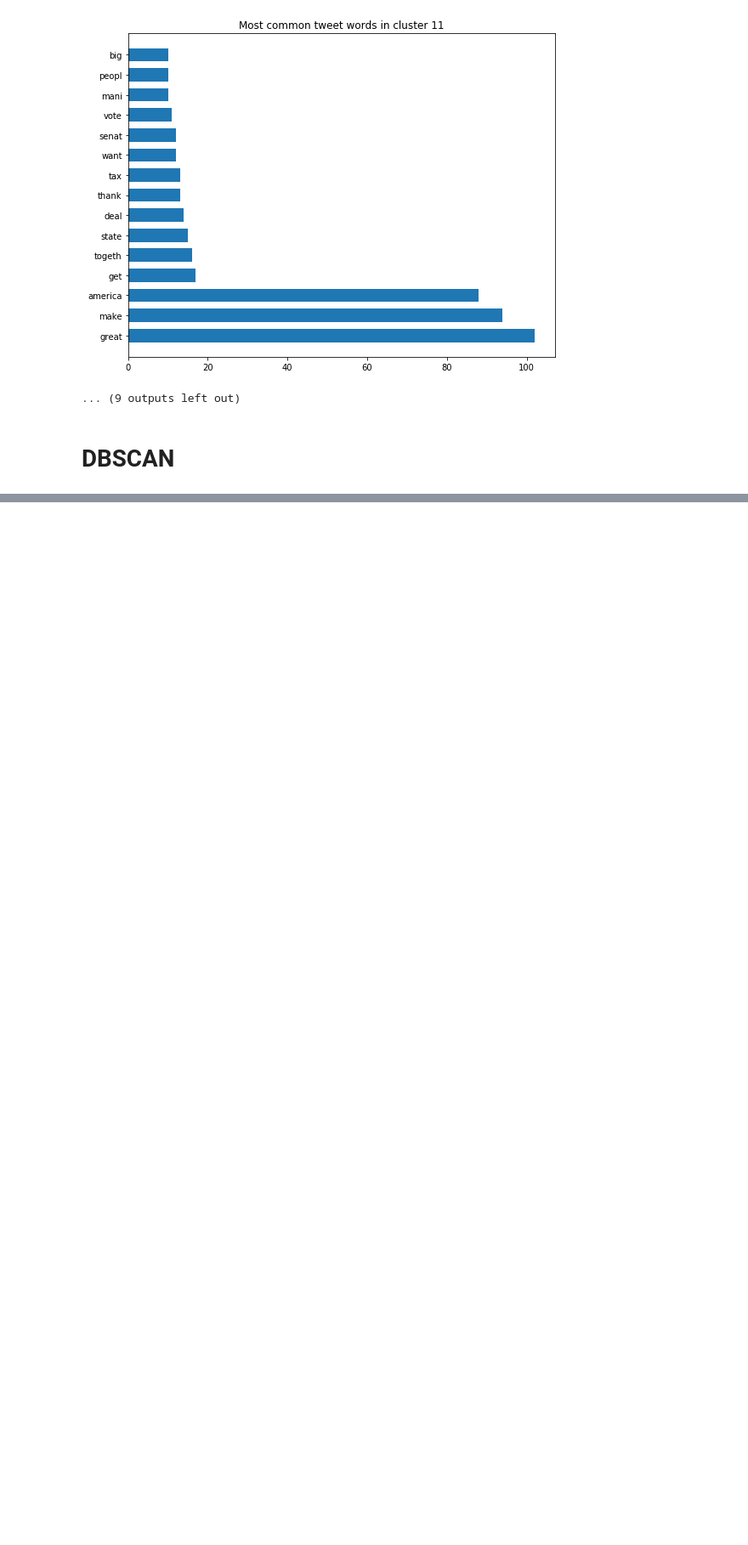
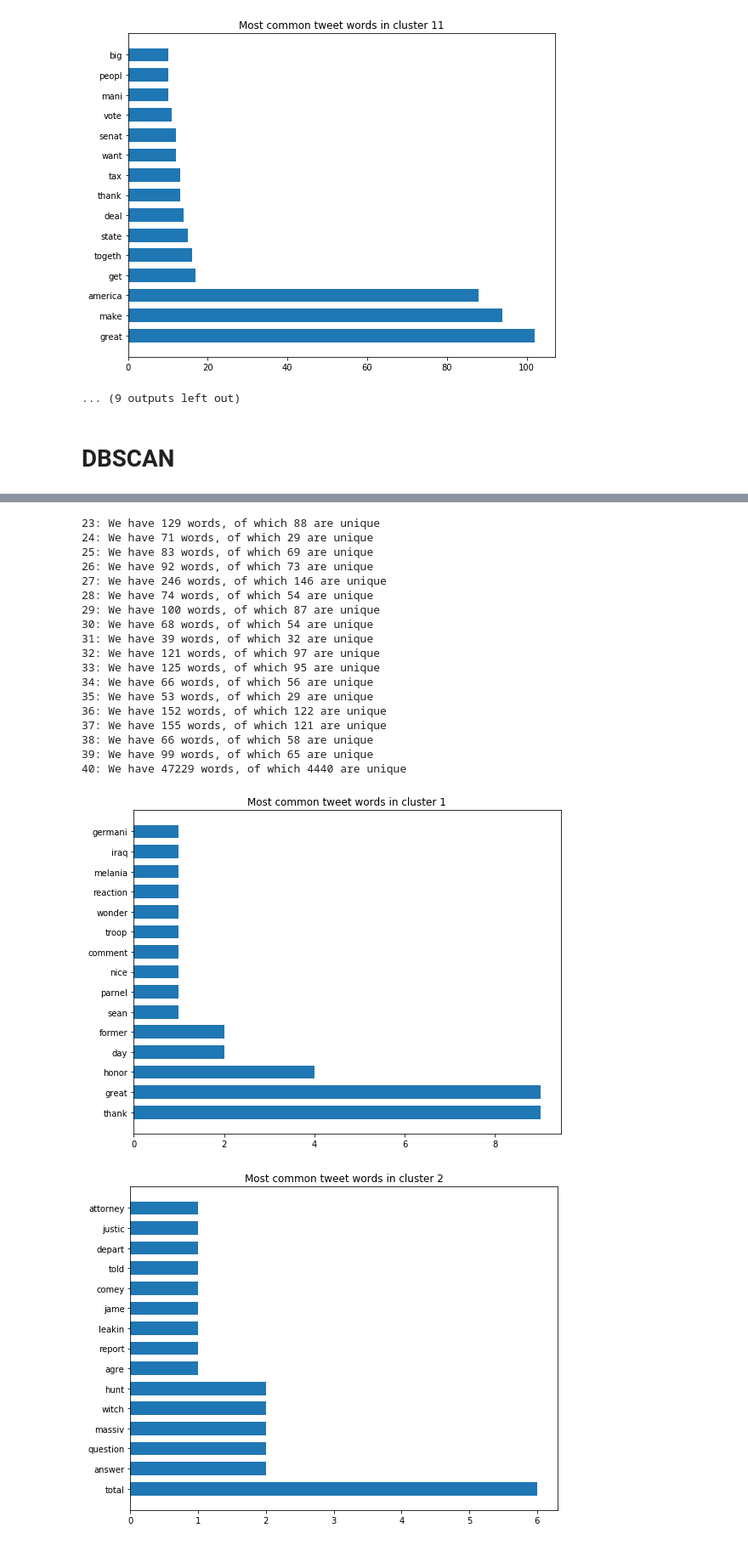
Before and after one commit to RojerGS/DataScience, a Jupyter notebook: TrumpTweetsClustering/dataExploration.ipynb, the cells around one changed output, grey strips where cells are left out. Shown at 85% size. Cells and saved outputs as stored; diff of their text form; code cells hidden in the pictures; blank space fills up the shorter version.

```diff
--- a/TrumpTweetsClustering/dataExploration.ipynb
+++ b/TrumpTweetsClustering/dataExploration.ipynb
@@ -467,0 +508,9 @@ Using eps = 1.5 , got 2 clusters
+# %%
+random.seed(52345234)
+# take some random tweets from every cluster
+for cluster in dbscan_clusters:
+    some_tweet_idx = random.sample(cluster, 3)
+    for idx in some_tweet_idx:
+        print(idx)
+        print(data_original["text"][idx].replace("', '", " "))
+    print("-"*40)
@@ -467,0 +535,37 @@ Using eps = 1.5 , got 2 clusters
+# %%
+## Visualize different clusters
+
+nr_cluster = 1
+for cluster in dbscan_clusters:
+    nr_cluster += 1
+    tweets = []
+    for tweet in data["text"][cluster]:
+        tweets.append(eval(tweet))
+
+    # get the unique set of existing words and count those words
+    # check the most common ones
+    words = {}
+    total_words = 0
+    for tweet in tweets:
+        for word in tweet:
+            total_words += 1
+            if word in words.keys():
+                words[word] += 1
+            else:
+                words[word] = 1
+    print(str(nr_cluster-1)+f": We have {total_words} words, of which {len(words.keys())} are unique")
+    words_tuples = [(word, words[word]) for word in words.keys()]
+    words_tuples.sort(reverse=True, key=lambda t: t[1])
+    # plot a histogram of the N most common words
+    fig, ax = plt.subplots(figsize=(9,7))
+    N = 15
+    heights = [tup[1] for tup in words_tuples[:N]]
+    words = [tup[0] for tup in words_tuples[:N]]
+    indices = list(range(1, 3*N+1, 3))
+    bar_width = 2
+
+    ax.barh(indices, heights, bar_width)
+    ax.set_yticks(indices)
+    ax.set_yticklabels(words)
+    ax.set_title("Most common tweet words in cluster "+str(nr_cluster-1))
+# %% [output]
@@ -467,0 +589,20 @@ Using eps = 1.5 , got 2 clusters
+23: We have 129 words, of which 88 are unique
+24: We have 71 words, of which 29 are unique
+25: We have 83 words, of which 69 are unique
+26: We have 92 words, of which 73 are unique
+27: We have 246 words, of which 146 are unique
+28: We have 74 words, of which 54 are unique
+29: We have 100 words, of which 87 are unique
+30: We have 68 words, of which 54 are unique
+31: We have 39 words, of which 32 are unique
+32: We have 121 words, of which 97 are unique
+33: We have 125 words, of which 95 are unique
+34: We have 66 words, of which 56 are unique
+35: We have 53 words, of which 29 are unique
+36: We have 152 words, of which 122 are unique
+37: We have 155 words, of which 121 are unique
+38: We have 66 words, of which 58 are unique
+39: We have 99 words, of which 65 are unique
+40: We have 47229 words, of which 4440 are unique
+[figure, added]
+[figure, added]
```
Also changed, not shown: parts of 8 cells of this notebook, 5 other files.
